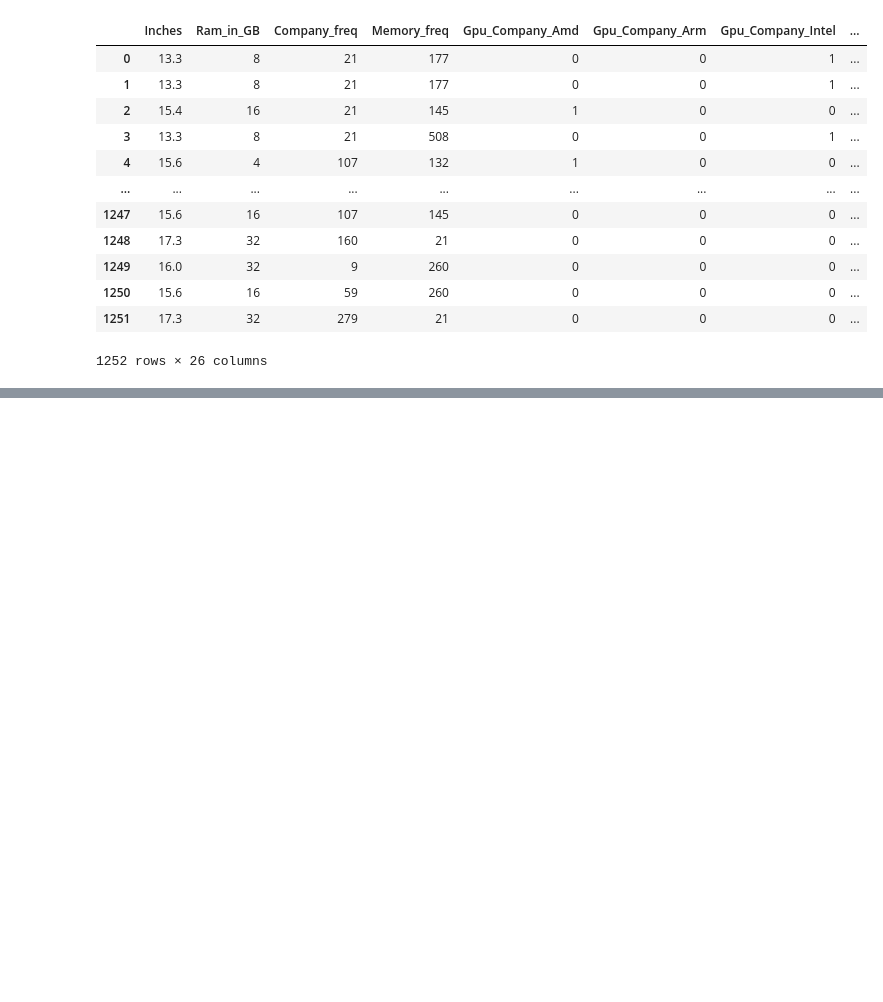
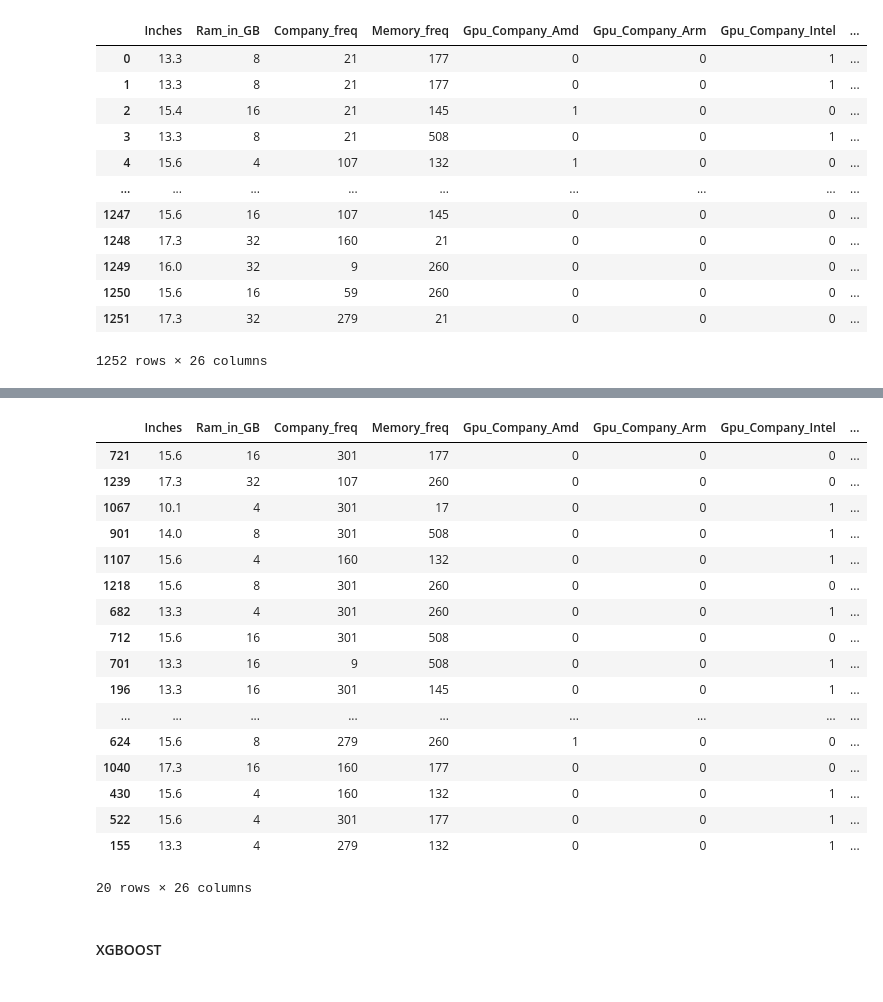
Before and after one commit to Namir50/Laptop-Price-Prediction-App, a Jupyter notebook: notebook/laptop_price_prediction.ipynb, the cells around one changed output, grey strips where cells are left out. Cells and saved outputs as stored; diff of their text form; code cells hidden in the pictures; blank space fills up the shorter version.

Commit message:
xgboost

```diff
--- a/notebook/laptop_price_prediction.ipynb
+++ b/notebook/laptop_price_prediction.ipynb
@@ -204,4 +209,4 @@ X
 | 1251 | 17.3 | 32 | 279 | 21 | 0 | 0 | 0 | ... |
 1252 rows × 26 columns
 # %%
-X_train,
+X_train, X_test, Y_train, Y_test = train_test_split(X,Y , test_size=20, random_state=42)
@@ -207,0 +229,21 @@ X_train,
+# %%
+X_test
+# %% [output]
+|  | Inches | Ram_in_GB | Company_freq | Memory_freq | Gpu_Company_Amd | Gpu_Company_Arm | Gpu_Company_Intel | ... |
+| 721 | 15.6 | 16 | 301 | 177 | 0 | 0 | 0 | ... |
+| 1239 | 17.3 | 32 | 107 | 260 | 0 | 0 | 0 | ... |
+| 1067 | 10.1 | 4 | 301 | 17 | 0 | 0 | 1 | ... |
+| 901 | 14.0 | 8 | 301 | 508 | 0 | 0 | 1 | ... |
+| 1107 | 15.6 | 4 | 160 | 132 | 0 | 0 | 1 | ... |
+| 1218 | 15.6 | 8 | 301 | 260 | 0 | 0 | 0 | ... |
+| 682 | 13.3 | 4 | 301 | 260 | 0 | 0 | 1 | ... |
+| 712 | 15.6 | 16 | 301 | 508 | 0 | 0 | 0 | ... |
+| 701 | 13.3 | 16 | 9 | 508 | 0 | 0 | 1 | ... |
+| 196 | 13.3 | 16 | 301 | 145 | 0 | 0 | 1 | ... |
+| ... | ... | ... | ... | ... | ... | ... | ... | ... |
+| 624 | 15.6 | 8 | 279 | 260 | 1 | 0 | 0 | ... |
+| 1040 | 17.3 | 16 | 160 | 177 | 0 | 0 | 0 | ... |
+| 430 | 15.6 | 4 | 160 | 132 | 0 | 0 | 1 | ... |
+| 522 | 15.6 | 4 | 301 | 177 | 0 | 0 | 1 | ... |
+| 155 | 13.3 | 4 | 279 | 132 | 0 | 0 | 1 | ... |
+20 rows × 26 columns
@@ -207,0 +255,2 @@ X_train,
+# %% [markdown]
+<H4>XGBOOST<H4>
```
Also changed, not shown: parts of 12 cells of this notebook.
